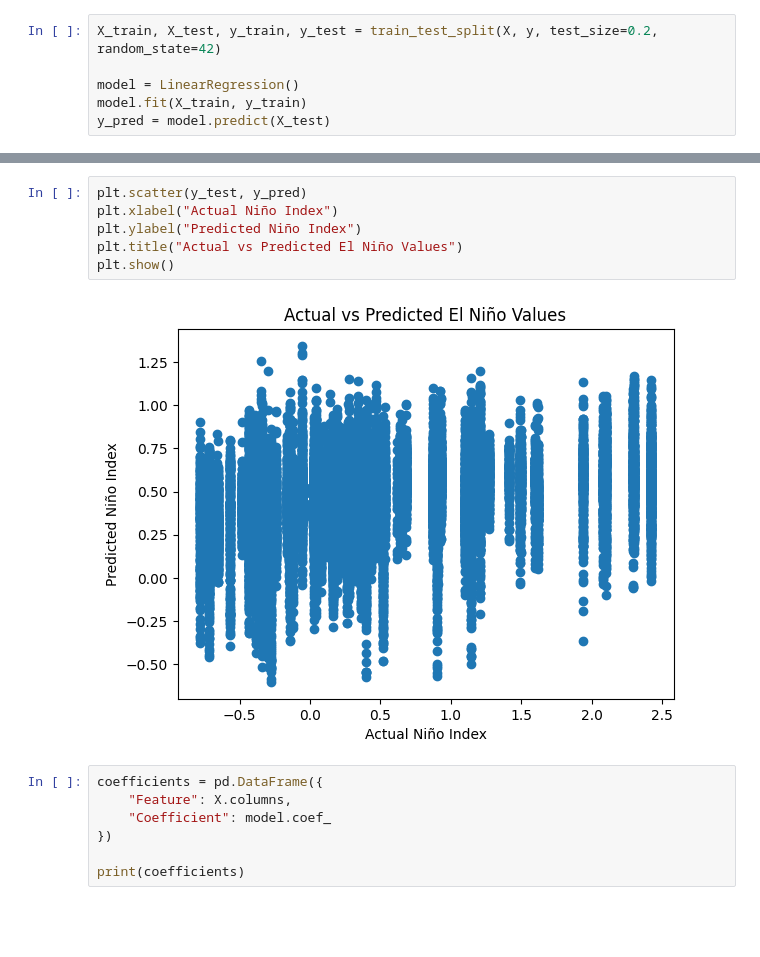
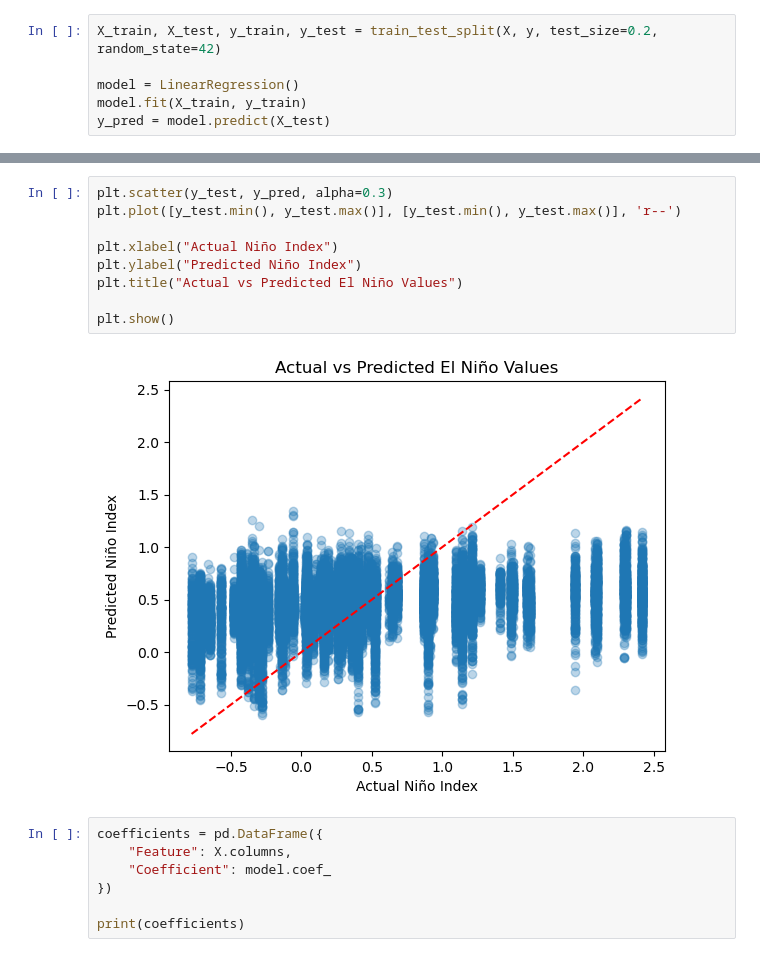
Before and after one commit to TkieuSU/Elnino, a Jupyter notebook: FinalProject.ipynb, the cells around one changed output, grey strips where cells are left out. Saved outputs shown, nothing was run; the diff lists cells and outputs as text; blank space fills up the shorter version.

```diff
--- a/FinalProject.ipynb
+++ b/FinalProject.ipynb
@@ -240,11 +240,14 @@ R² Score: 0.08329765803367983
 # %%
-plt.scatter(y_test, y_pred)
+plt.scatter(y_test, y_pred, alpha=0.3)
+plt.plot([y_test.min(), y_test.max()], [y_test.min(), y_test.max()], 'r--')
+
 plt.xlabel("Actual Niño Index")
 plt.ylabel("Predicted Niño Index")
 plt.title("Actual vs Predicted El Niño Values")
+
 plt.show()
 # %% [output]
-[figure, old version]
+[figure, new version]
 # %%
 coefficients = pd.DataFrame({
     "Feature": X.columns,
```
Also changed, not shown: parts of 7 cells of this notebook.
